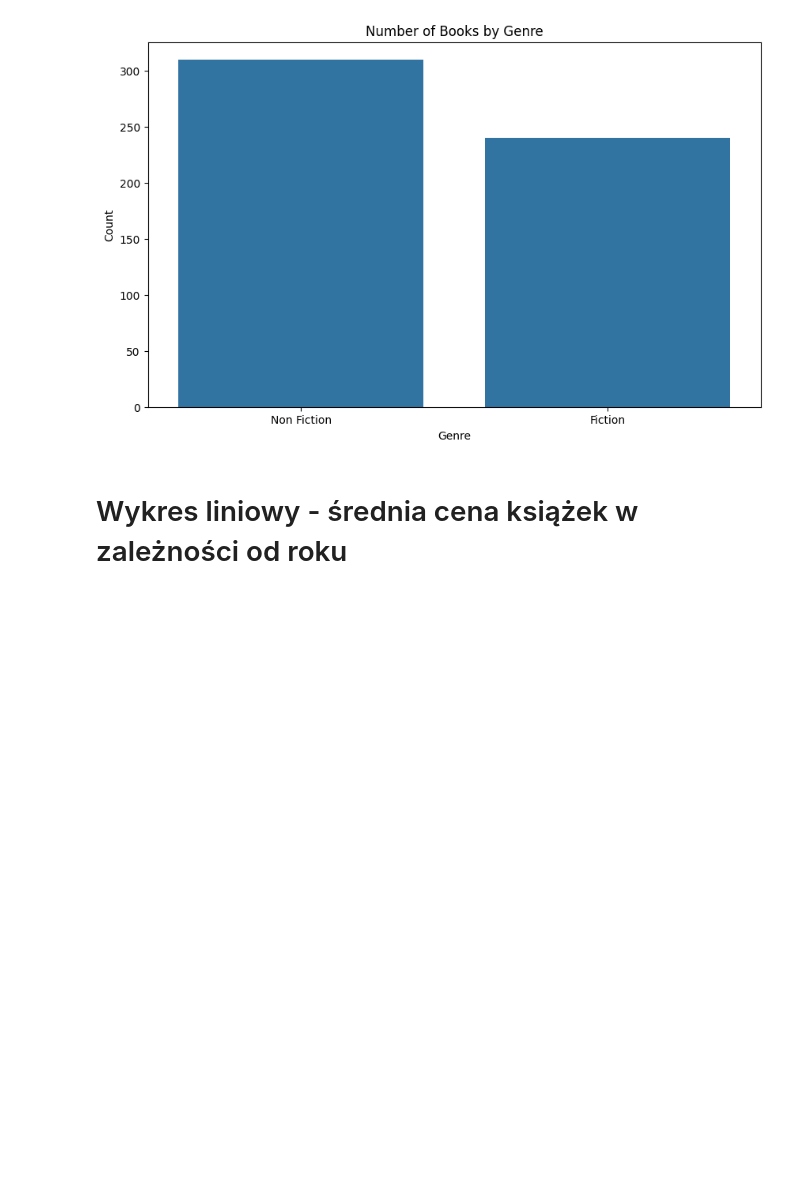
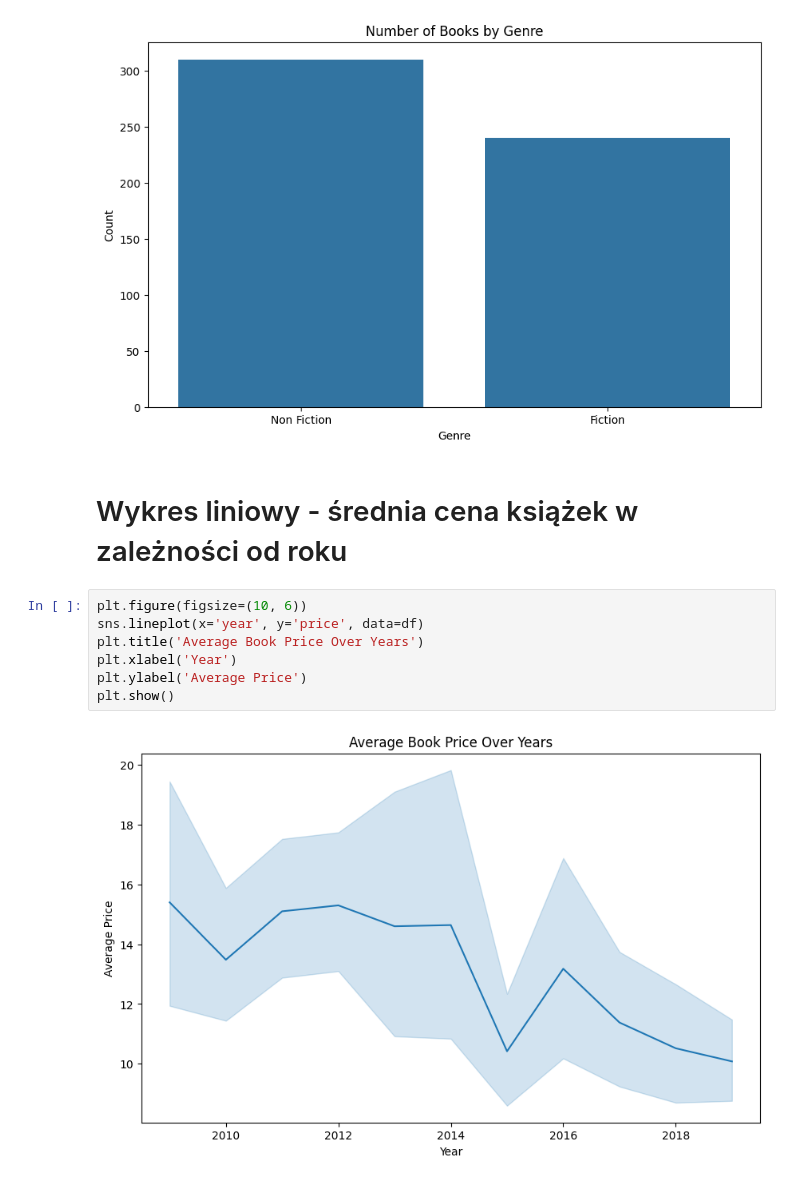
Before and after one commit to DawidRadzimski/HW_2_DataScience, a Jupyter notebook: HW2_3.ipynb, the cells around one changed output. Drawn from its saved outputs; the diff is of its cells as text; blank space fills up the shorter version.

```diff
--- a/HW2_3.ipynb
+++ b/HW2_3.ipynb
@@ -242,3 +242,12 @@ plt.show()
 [figure]
 # %% [markdown]
 # Wykres liniowy - średnia cena książek w zależności od roku
+# %%
+plt.figure(figsize=(10, 6))
+sns.lineplot(x='year', y='price', data=df)
+plt.title('Average Book Price Over Years')
+plt.xlabel('Year')
+plt.ylabel('Average Price')
+plt.show()
+# %% [output]
+[figure, added]
```
Also changed, not shown: parts of 2 cells of this notebook.
